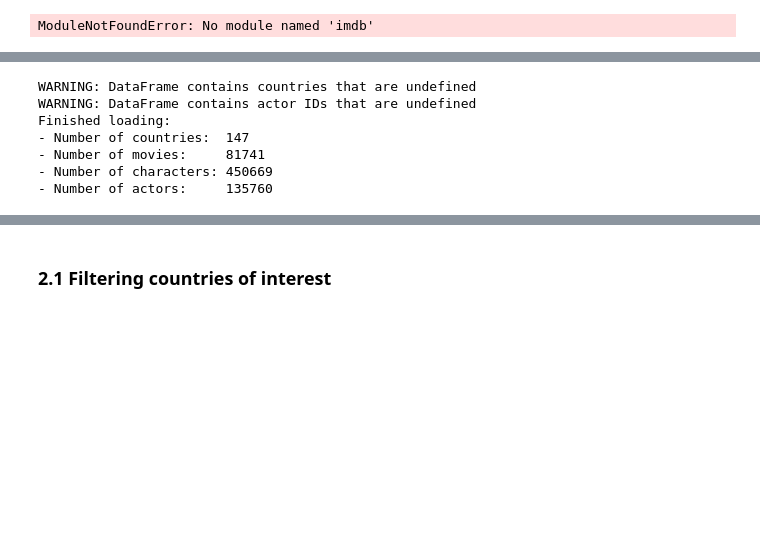
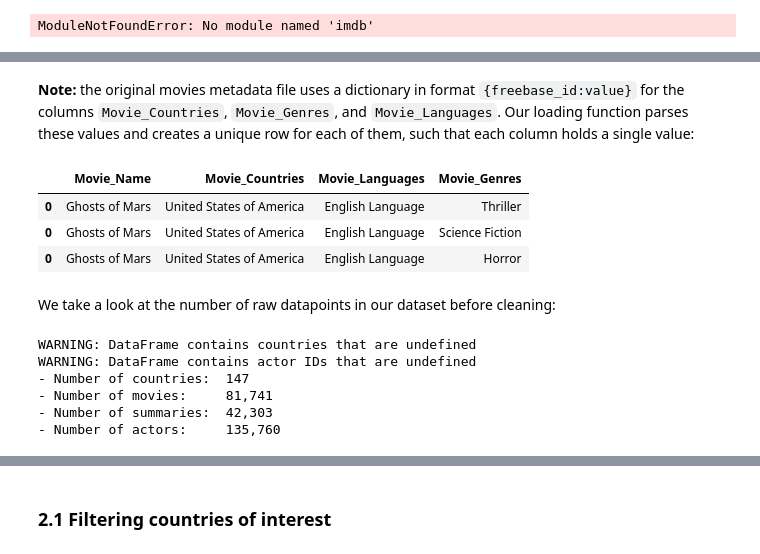
Before and after one commit to epfl-ada/ada-2022-project-robopros, a Jupyter notebook: notebooks/milestone2.ipynb, the cells around one changed output, grey strips where cells are left out. Drawn from its saved outputs; the diff is of its cells as text; code cells hidden in the pictures; blank space fills up the shorter version.

```diff
--- a/notebooks/milestone2.ipynb
+++ b/notebooks/milestone2.ipynb
@@ -44,18 +51,27 @@ movies_raw = load.movie_metadata()
+# %% [markdown]
+**Note:** the original movies metadata file uses a dictionary in format `{freebase_id:value}` for the columns `Movie_Countries`, `Movie_Genres`, and `Movie_Languages`. Our loading function parses these values and creates a unique row for each of them, such that each column holds a single value:
+# %%
+movies_raw[['Movie_Name', 'Movie_Countries', 'Movie_Languages', 'Movie_Genres']].head(3)
+# %% [output]
+|  | Movie_Name | Movie_Countries | Movie_Languages | Movie_Genres |
+| 0 | Ghosts of Mars | United States of America | English Language | Thriller |
+| 0 | Ghosts of Mars | United States of America | English Language | Science Fiction |
+| 0 | Ghosts of Mars | United States of America | English Language | Horror |
+# %% [markdown]
+We take a look at the number of raw datapoints in our dataset before cleaning:
 # %%
 ncountries_raw = aggregate.ncountries(movies_raw)
 nmovies_raw = aggregate.nmovies(movies_raw)
-ncharacters_raw = aggregate.ncharacters(characters_raw)
+nsummaries_raw = aggregate.nmovies(summaries_raw)
 nactors_raw = aggregate.nactors(characters_raw)
-print('Finished loading:')
-print(f'- Number of countries:  {ncountries_raw}')
-print(f'- Number of movies:     {nmovies_raw}')
-print(f'- Number of characters: {ncharacters_raw}')
-print(f'- Number of actors:     {nactors_raw}')
+print(f'- Number of countries:  {ncountries_raw:,}')
+print(f'- Number of movies:     {nmovies_raw:,}')
+print(f'- Number of summaries:  {nsummaries_raw:,}')
+print(f'- Number of actors:     {nactors_raw:,}')
 # %% [output]
 WARNING: DataFrame contains countries that are undefined
 WARNING: DataFrame contains actor IDs that are undefined
-Finished loading:
 - Number of countries:  147
-- Number of movies:     81741
-- Number of characters: 450669
-- Number of actors:     135760
+- Number of movies:     81,741
+- Number of summaries:  42,303
+- Number of actors:     135,760
```
Also changed, not shown: parts of 30 cells of this notebook, 2 other files.
